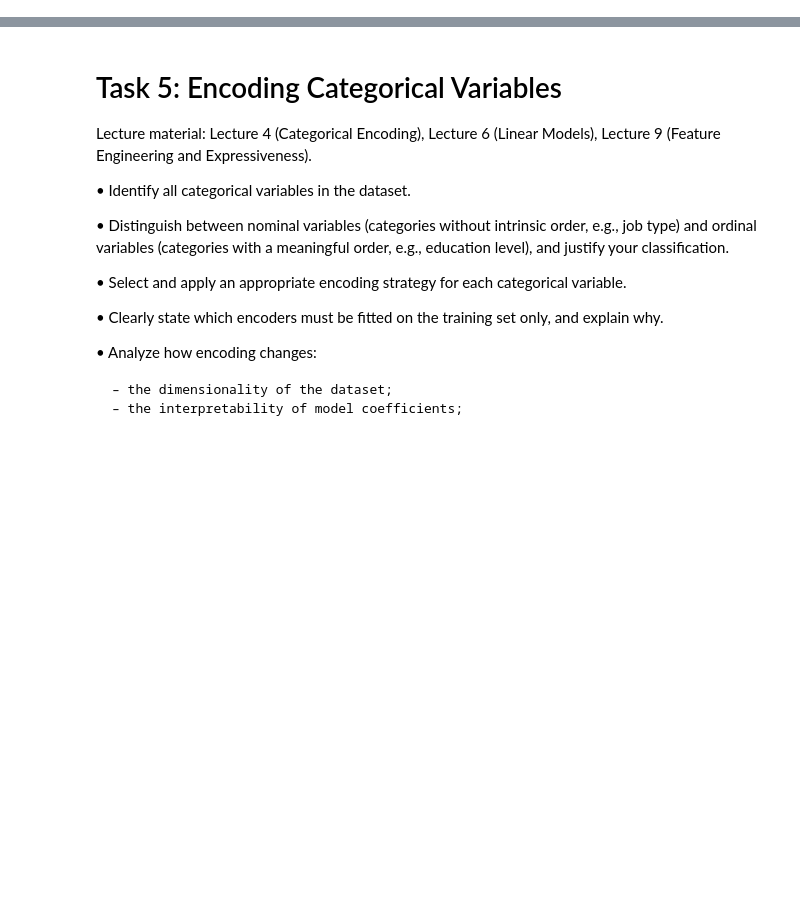
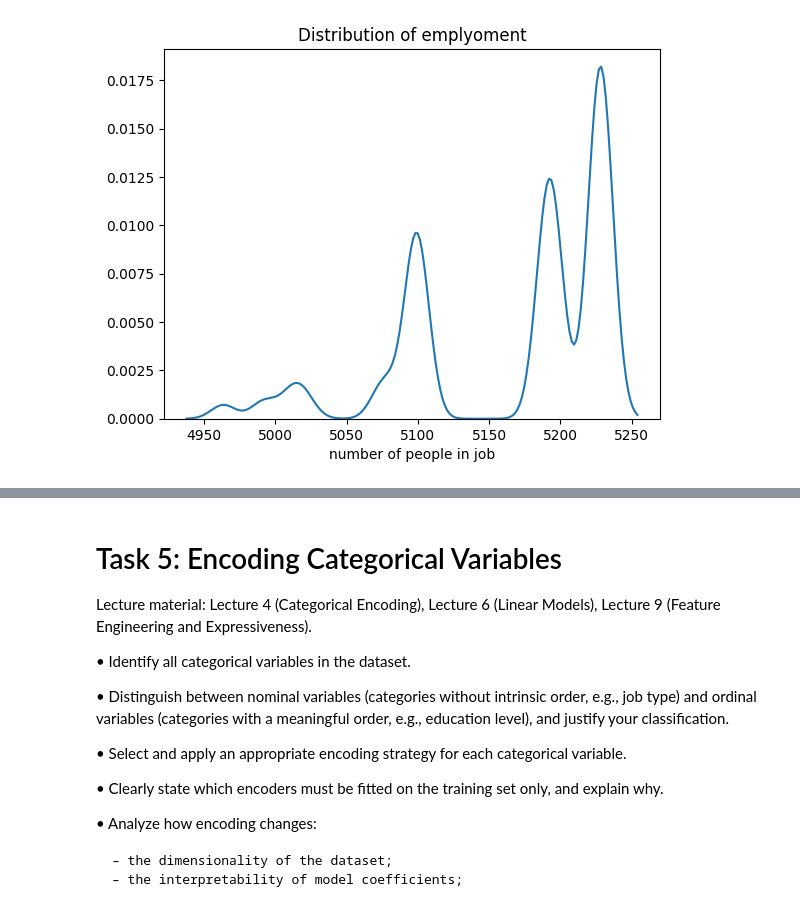
Before and after one commit to Palee222/ML-fundementals-2026, a Jupyter notebook: assignment_1_<Laura_Somogyi[_Somogyi]>.ipynb, the cells around one changed output, grey strips where cells are left out. Saved outputs shown, nothing was run; the diff lists cells and outputs as text; code cells hidden in the pictures; blank space fills up the shorter version.

```diff
--- a/assignment_1_<Laura_Somogyi[_Somogyi]>.ipynb
+++ b/assignment_1_<Laura_Somogyi[_Somogyi]>.ipynb
@@ -72,0 +55,9 @@ observation or hypothesis about the data
+# %%
+#second choice -> employment distribution
+sns.kdeplot(x='nr.employed', data=bank_data)
+plt.title('Distribution of emplyoment')
+plt.xlabel('number of people in job')
+plt.ylabel('')
+plt.show()
+# %% [output]
+[figure, added]
```
Also changed, not shown: parts of 16 cells of this notebook.
